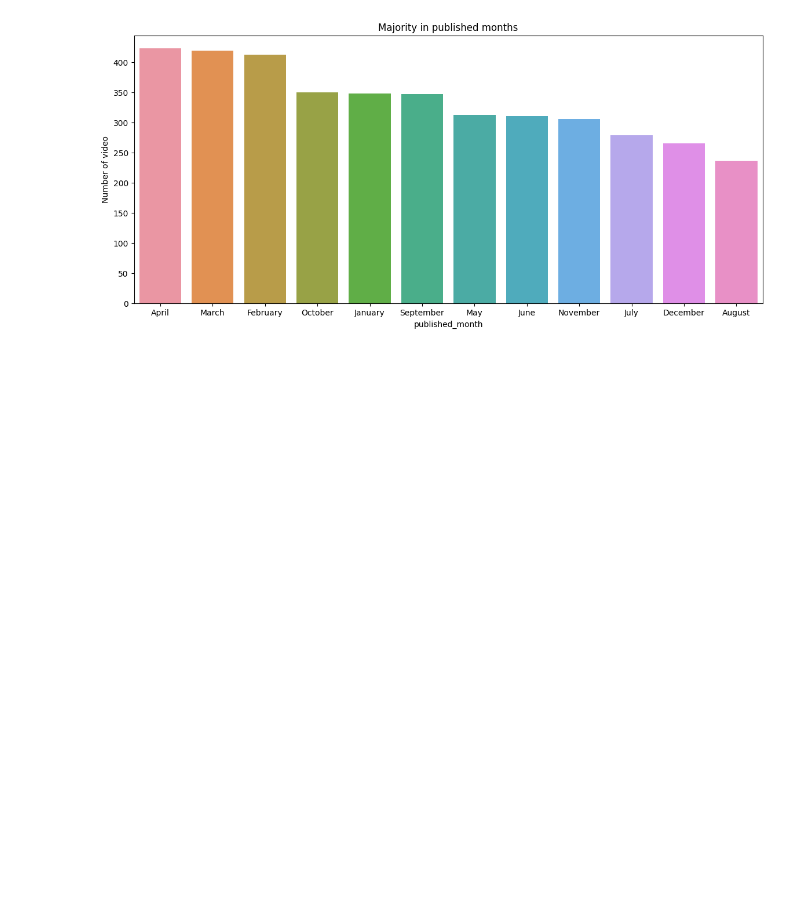
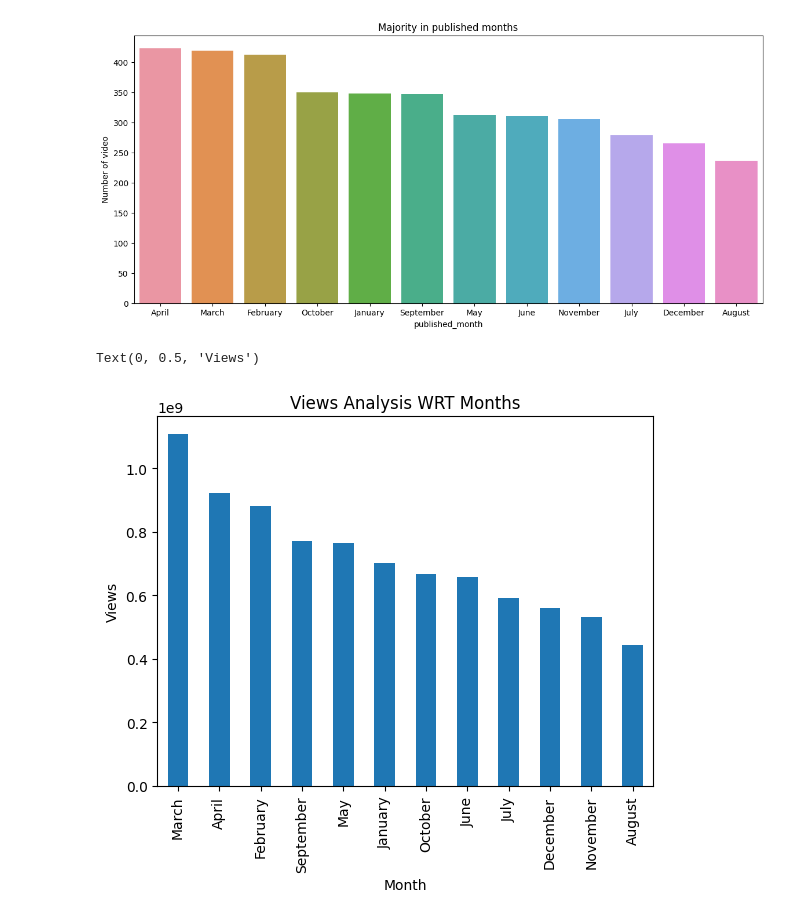
Before and after one commit to Mohamed-Harish-M-123/Capstone-Project-II, a Jupyter notebook: TED_Talks_views_prediction.ipynb, the cells around one changed output. Drawn from its saved outputs; the diff is of its cells as text; code cells hidden in the pictures; blank space fills up the shorter version.

Commit message:
monthly and yearly analysis done

```diff
--- a/TED_Talks_views_prediction.ipynb
+++ b/TED_Talks_views_prediction.ipynb
@@ -242,3 +242,15 @@ plt.ylabel("Number of video")
 # %% [output]
 Text(0, 0.5, 'Number of video')
 [figure]
+# %%
+monthly_views = ted_talks_dataframe.groupby('published_month')['views'].sum()
+monthly_views = monthly_views.sort_values(ascending=False)
+monthly_views
+
+monthly_views.plot(kind='bar')
+plt.title("Views Analysis WRT Months")
+plt.xlabel("Month")
+plt.ylabel("Views")
+# %% [output]
+Text(0, 0.5, 'Views')
+[figure, added]
```
Also changed, not shown: parts of 5 cells of this notebook.
